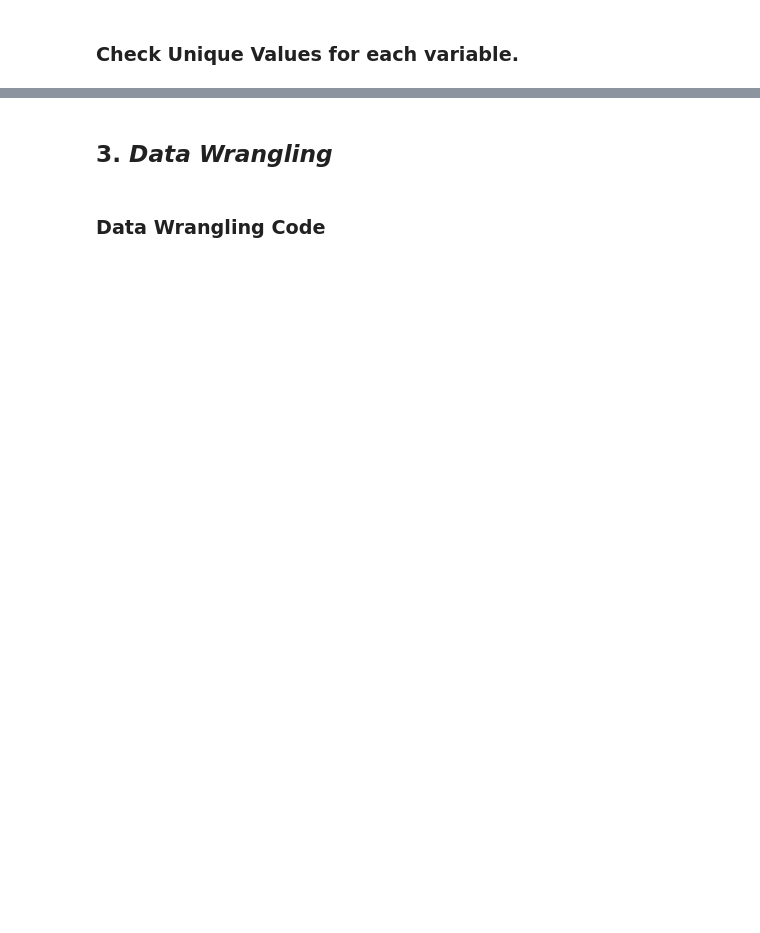
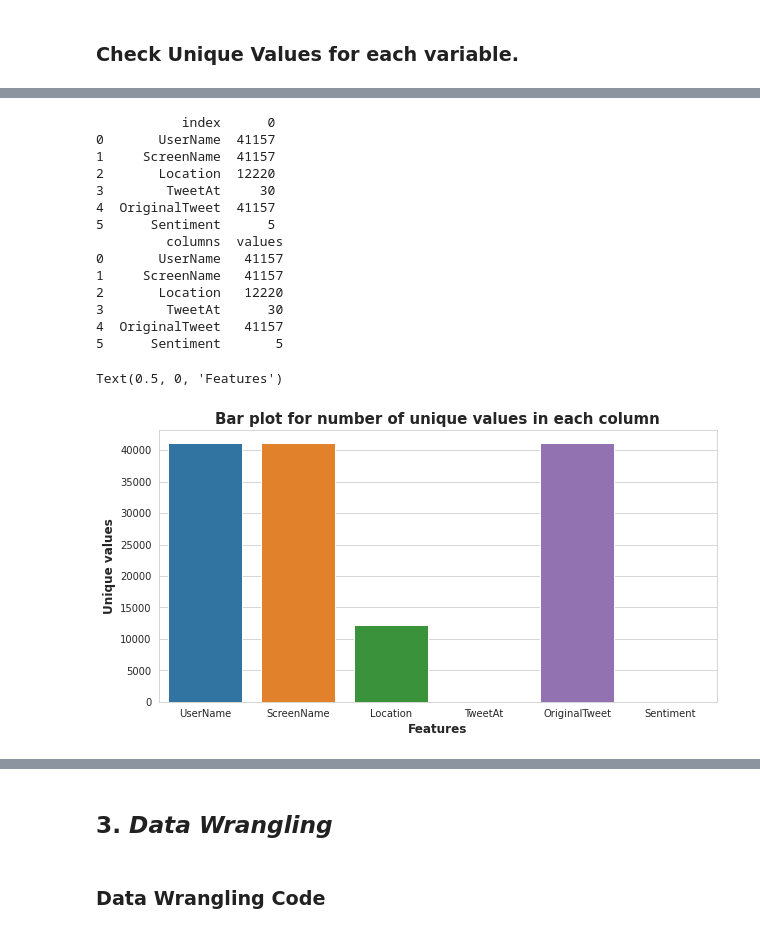
Before and after one commit to axpat/Corona-Virus-Tweet-Sentiment-Analysis, a Jupyter notebook: Coronavirus_Tweet_Sentiment_Analysis.ipynb, the cells around one changed output, grey strips where cells are left out. Drawn from its saved outputs; the diff is of its cells as text; code cells hidden in the pictures; blank space fills up the shorter version.

```diff
--- a/Coronavirus_Tweet_Sentiment_Analysis.ipynb
+++ b/Coronavirus_Tweet_Sentiment_Analysis.ipynb
@@ -135,0 +246,28 @@ Answer Here
+# %%
+plt.rcParams['figure.figsize'] = (10, 5)
+m = ctsa.nunique().reset_index()
+print(m)
+m.rename(columns={'index':'columns',0:'values'}, inplace=True)
+print(m)
+sns.set_style("whitegrid")
+sns.barplot(data=m, x=m['columns'], y=m['values'])
+plt.title('Bar plot for number of unique values in each column',weight='bold', size=15)
+plt.ylabel('Unique values', size=12, weight='bold')
+plt.xlabel('Features', size=12, weight='bold')
+# %% [output]
+           index      0
+0       UserName  41157
+1     ScreenName  41157
+2       Location  12220
+3        TweetAt     30
+4  OriginalTweet  41157
+5      Sentiment      5
+         columns  values
+0       UserName   41157
+1     ScreenName   41157
+2       Location   12220
+3        TweetAt      30
+4  OriginalTweet   41157
+5      Sentiment       5
+Text(0.5, 0, 'Features')
+[figure, added]
```
Also changed, not shown: parts of 29 cells of this notebook.
